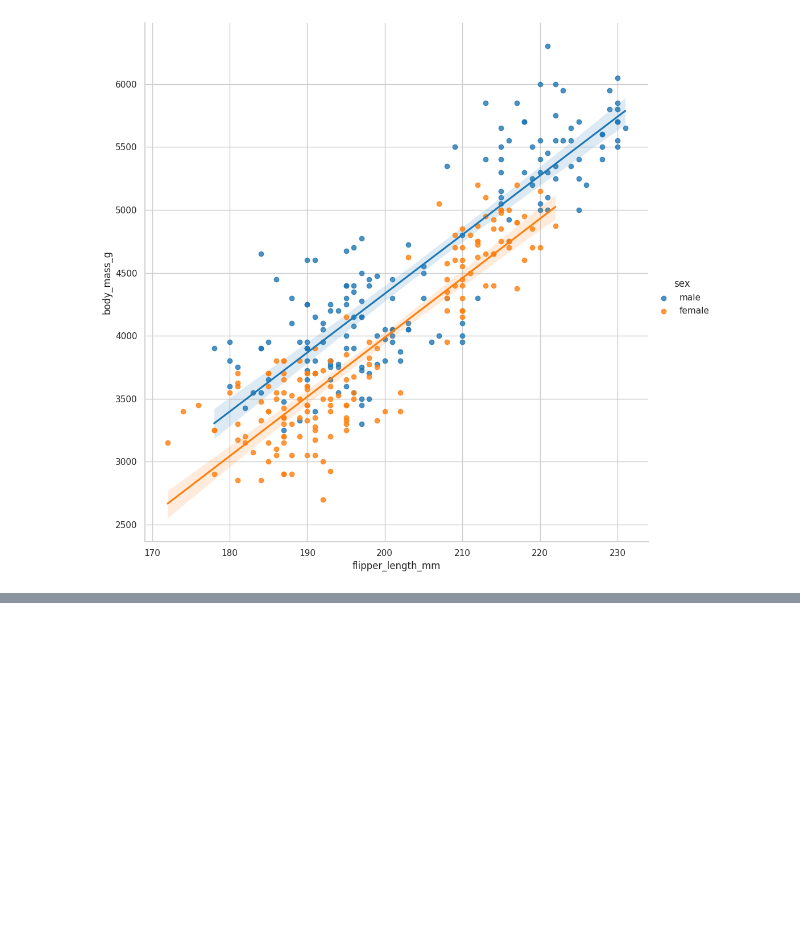
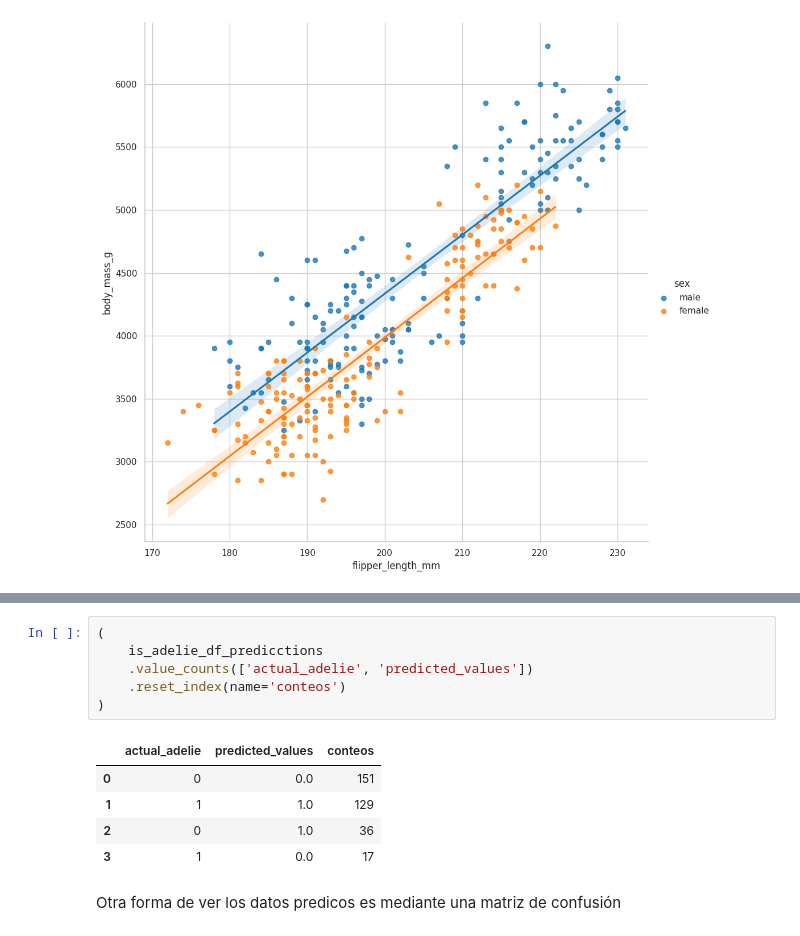
Before and after one commit to M-Alejo/analisis_exploratorio, a Jupyter notebook: conociendo_datos.ipynb, the cells around one changed output, grey strips where cells are left out. Cells and saved outputs as stored; diff of their text form; blank space fills up the shorter version.

```diff
--- a/conociendo_datos.ipynb
+++ b/conociendo_datos.ipynb
@@ -1328,0 +1441,14 @@ sns.lmplot(
+# %%
+(
+    is_adelie_df_predicctions
+    .value_counts(['actual_adelie', 'predicted_values'])
+    .reset_index(name='conteos')
+)
+# %% [output]
+|  | actual_adelie | predicted_values | conteos |
+| 0 | 0 | 0.0 | 151 |
+| 1 | 1 | 1.0 | 129 |
+| 2 | 0 | 1.0 | 36 |
+| 3 | 1 | 0.0 | 17 |
+# %% [markdown]
+Otra forma de ver los datos predicos es mediante una matriz de confusión
```
Also changed, not shown: parts of 18 cells of this notebook.
